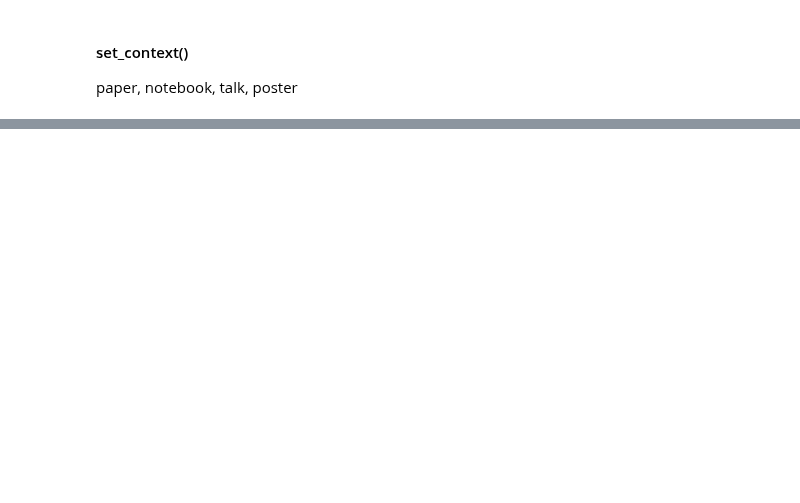
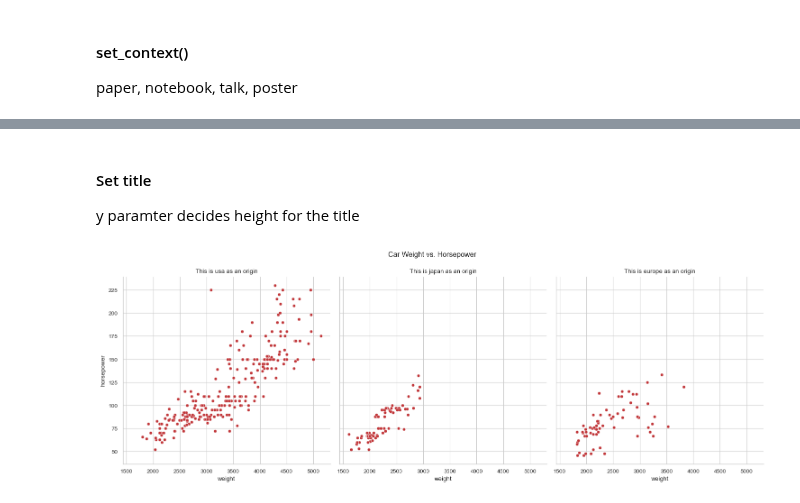
Before and after one commit to SyedaAnoosha/Data-Science-with-Python, a Jupyter notebook: Data Visualization Python/Seaborn/Datasets explored.ipynb, the cells around one changed output, grey strips where cells are left out. Saved outputs shown, nothing was run; the diff lists cells and outputs as text; code cells hidden in the pictures; blank space fills up the shorter version.

Commit message:
set and set_title added

```diff
--- a/Data Visualization Python/Seaborn/Datasets explored.ipynb
+++ b/Data Visualization Python/Seaborn/Datasets explored.ipynb
@@ -98,3 +88,7 @@ plt.show()
+# %%
+sns.set_palette("Purples")
+sns.catplot(x="Parents' advice", data=survey_data, kind="count")
+plt.show()
 # %% [markdown]
 #### set_style()
 
@@ -118,0 +109,19 @@ plt.show()
+# %% [markdown]
+#### Set title
+
+y paramter decides height for the title
+# %%
+# for Axes Subplot
+sns.set_palette("RdBu")
+g = sns.scatterplot(x="weight", y="horsepower", data=mpg)
+g.set_title("Car Weight vs. Horsepower")
+plt.show()
+# %%
+# for Facet Grid
+sns.set_palette("RdBu")
+g = sns.relplot(x="weight", y="horsepower", data=mpg, kind="scatter", col="origin")
+g.fig.suptitle("Car Weight vs. Horsepower", y=1.05)
+g.set_titles("This is {col_name} as an origin")
+plt.show()
+# %% [output]
+[figure, added]
```
Also changed, not shown: parts of 11 cells of this notebook.
